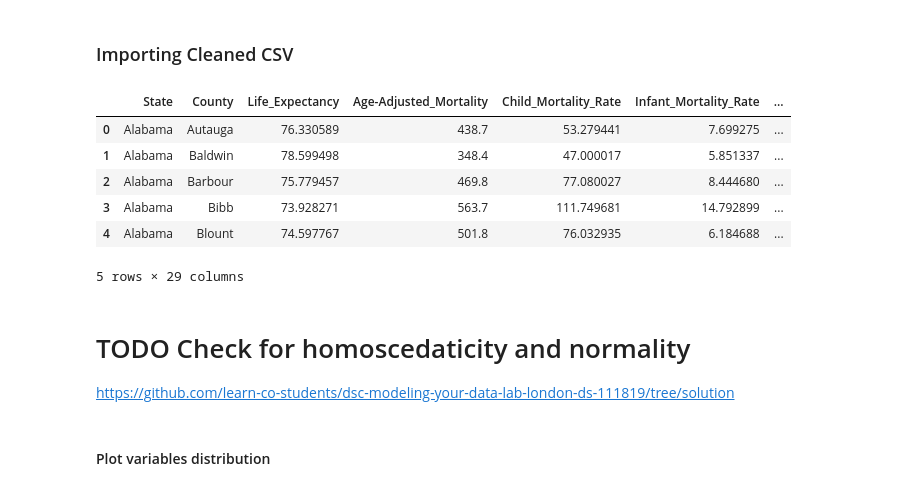
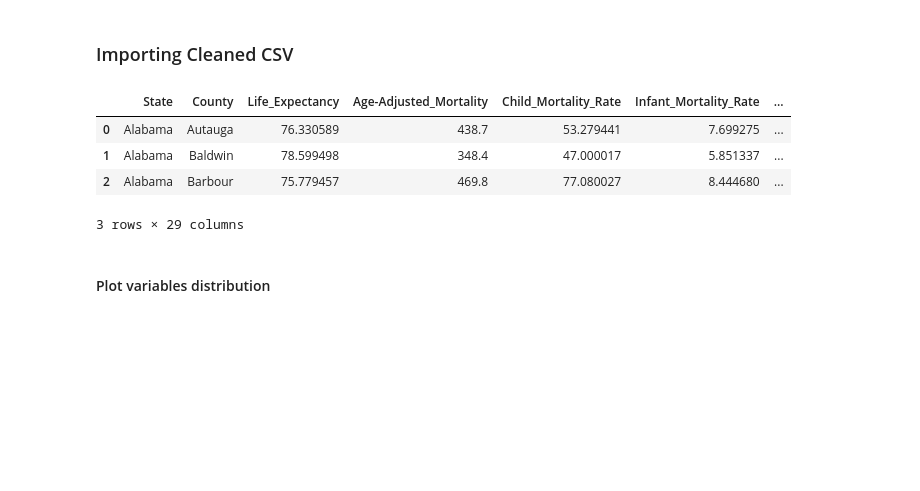
Before and after one commit to locsta/County-Health-Analysis, a Jupyter notebook: marc_index.ipynb, the cells around one changed output. Cells and saved outputs as stored; diff of their text form; code cells hidden in the pictures; blank space fills up the shorter version.

```diff
--- a/marc_index.ipynb
+++ b/marc_index.ipynb
@@ -167,18 +168,13 @@ df_filled.to_csv(r"/home/locsta/Documents/FlatIron/County-Health-Analysis/clean.
 ### Importing Cleaned CSV
 # %%
 df = pd.read_csv("clean.csv")
-df.head()
+df.head(3)
 # %% [output]
 |  | State | County | Life_Expectancy | Age-Adjusted_Mortality | Child_Mortality_Rate | Infant_Mortality_Rate | ... |
 | 0 | Alabama | Autauga | 76.330589 | 438.7 | 53.279441 | 7.699275 | ... |
 | 1 | Alabama | Baldwin | 78.599498 | 348.4 | 47.000017 | 5.851337 | ... |
 | 2 | Alabama | Barbour | 75.779457 | 469.8 | 77.080027 | 8.444680 | ... |
-| 3 | Alabama | Bibb | 73.928271 | 563.7 | 111.749681 | 14.792899 | ... |
-| 4 | Alabama | Blount | 74.597767 | 501.8 | 76.032935 | 6.184688 | ... |
-5 rows × 29 columns
+3 rows × 29 columns
-# %% [markdown]
-# TODO Check for homoscedaticity and normality
-https://github.com/learn-co-students/dsc-modeling-your-data-lab-london-ds-111819/tree/solution
 # %% [markdown]
 #### Plot variables distribution
 # %%
```
Also changed, not shown: parts of 56 cells of this notebook, 1 other file.
